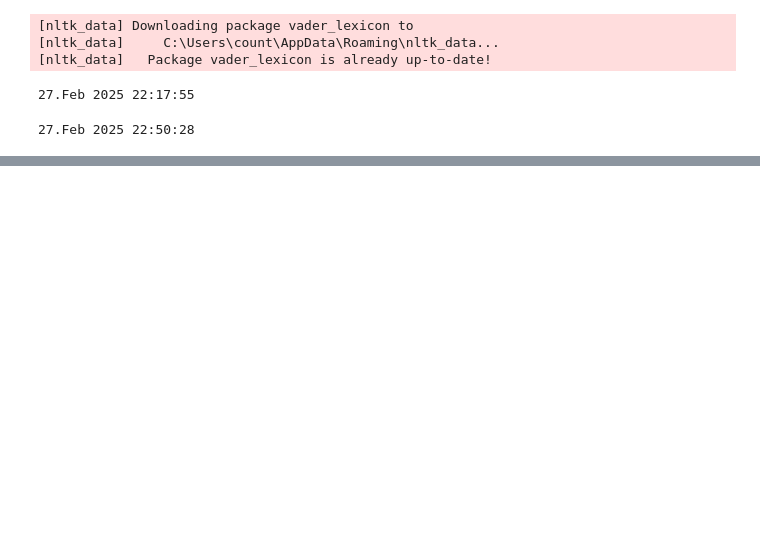
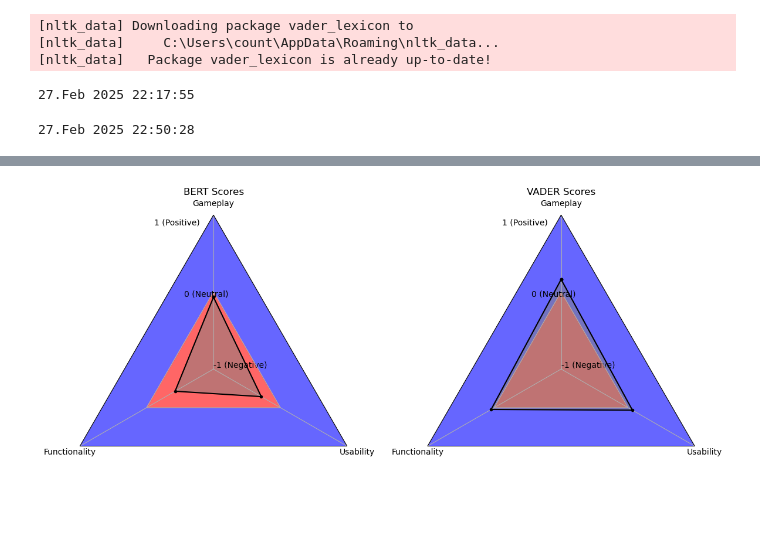
Before and after one commit to sabink6/game-pulse, a Jupyter notebook: post_filtering_sentiment_analysis.ipynb, the cells around one changed output, grey strips where cells are left out. Drawn from its saved outputs; the diff is of its cells as text; code cells hidden in the pictures; blank space fills up the shorter version.

Commit message:
Added some additional plotting for sentiment score results

```diff
--- a/post_filtering_sentiment_analysis.ipynb
+++ b/post_filtering_sentiment_analysis.ipynb
@@ -154,0 +173,7 @@ df.tail(20)
+# %%
+g_avg_bert = g_set['bert_score'].mean()
+g_avg_vader = g_set['vader_score'].mean()
+f_avg_bert = f_set['bert_score'].mean()
+f_avg_vader = f_set['vader_score'].mean()
+u_avg_bert = u_set['bert_score'].mean()
+u_avg_vader = u_set['vader_score'].mean()
@@ -154,0 +184,10 @@ df.tail(20)
+# %%
+print(g_avg_bert)
+print(f_avg_bert)
+print(u_avg_bert)
+g_avg_bert = g_avg_bert * 2 -1
+f_avg_bert = f_avg_bert * 2 -1
+u_avg_bert = u_avg_bert * 2 -1
+print(g_avg_bert)
+print(f_avg_bert)
+print(u_avg_bert)
@@ -154,0 +209,61 @@ df.tail(20)
+# %%
+import numpy as np
+import matplotlib.pyplot as plt
+
+# Define categories (3 metrics for triangular radar chart)
+categories = ['Gameplay', 'Functionality', 'Usability']
+
+
+# Sample values ranging from -1 to 1
+values0 = [0,0,0]  # Dataset 1
+values0 += [values0[0]]
+values9 = [1,1,1]  # Dataset 1
+values9 += [values9[0]]
+
+values1 = [g_avg_bert, f_avg_bert, u_avg_bert]  # Dataset 1
+values2 = [g_avg_vader, f_avg_vader, u_avg_vader]  # Dataset 2
+
+# Ensure the data closes the radar chart
+values1 += [values1[0]]
+values2 += [values2[0]]
+
+# Generate angles for the radar chart (3 axes for triangle shape)
+angles = np.linspace(0, 2 * np.pi, len(categories) + 1, endpoint=True)
+
+# Create subplots for two radar charts
+fig, axs = plt.subplots(1, 2, subplot_kw=dict(projection='radar'), figsize=(12,7))
+
+# Function to adjust radial limits for values between -1 and 1
+def adjust_polar_axis(ax):
+    ax.set_ylim(-1, 1)  # Set limits to allow negative values
+    ax.set_yticks([-1, 0, 1])  # Define y-axis ticks
+    ax.set_yticklabels(['-1 (Negative)',  '0 (Neutral)', '1 (Positive)'])  # Labels for y-axis
+    ax.set_xticks(angles[:-1])  # Set category labels at correct angles
+    ax.set_xticklabels(categories)
+
+# Plot first triangular radar chart
+axs[0].fill(angles, values9, color='b', alpha=0.6)
+axs[0].fill(angles, values0, color='white', alpha=1)
+axs[0].fill(angles, values0, color='r', alpha=0.6)
+
+axs[0].plot(angles, values1, marker='.', linestyle='solid', color='black', label="BERT Scores")
+axs[0].fill(angles, values1, color='grey', alpha=.5)
+adjust_polar_axis(axs[0])
+axs[0].set_title("BERT Scores")
+
+# Plot second triangular radar chart
+axs[1].fill(angles, values9, color='b', alpha=0.6)
+axs[1].fill(angles, values0, color='white', alpha=1)
+axs[1].fill(angles, values0, color='r', alpha=0.6)
+
+axs[1].plot(angles, values2, marker='.', linestyle='solid', color='black', label="VADER Scores")
+axs[1].fill(angles, values2, color='grey', alpha=.5)
+adjust_polar_axis(axs[1])
+axs[1].set_title("VADER Scores")
+
+# Adjust layout and show the plot
+plt.tight_layout()
+plt.savefig('bert_vader_comparison_plots.png')
+plt.show()
+# %% [output]
+[figure, added]
```
Also changed, not shown: parts of 7 cells of this notebook, 1 other file.
